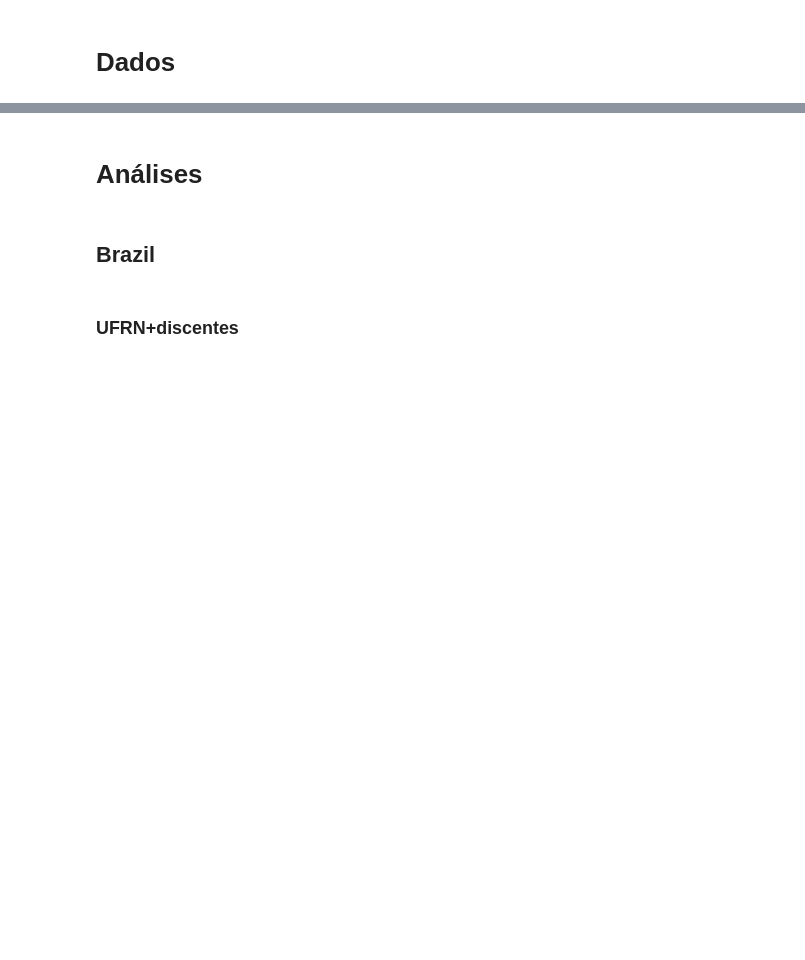
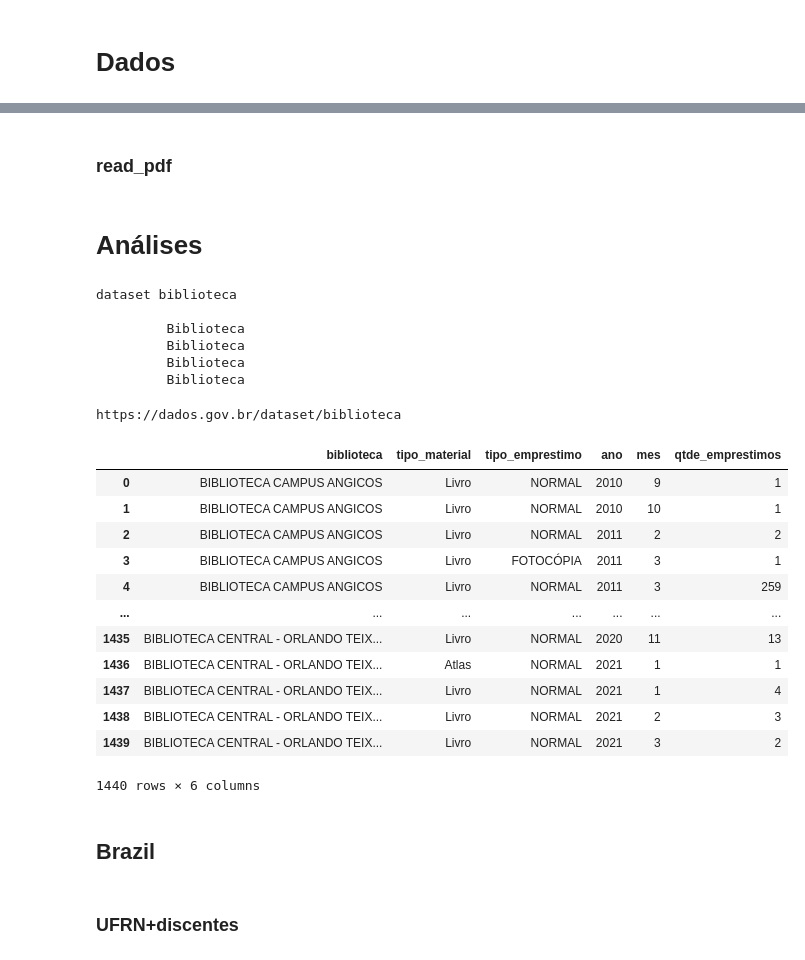
Before and after one commit to josegoisgit/dadosgov, a Jupyter notebook: dados_de_governos.ipynb, the cells around one changed output, grey strips where cells are left out. Saved outputs shown, nothing was run; the diff lists cells and outputs as text; code cells hidden in the pictures; blank space fills up the shorter version.

```diff
--- a/dados_de_governos.ipynb
+++ b/dados_de_governos.ipynb
@@ -255,7 +254,6 @@ def get_html_dataset_resources_href(html):
 # %% [markdown]
 ### get_html_resource_info
 # %%
-
 def get_html_resource_info(html):
 
     ths     = get_xnodes( html, '//table', 'class', 'table-condensed','/tbody//th/text()')
@@ -263,9 +261,17 @@ def get_html_resource_info(html):
     tds     = get_xnodes( html, '//table', 'class', 'table-condensed','/tbody//td')
     data    = [strip(get_xnodes(td, './/text()')).strip() for td in tds]
 
+
+
+    content = get_xnode( html, '//div','class','module-content')
+
+
     info_dict        = {h:d for h,d in zip(headers,data)}
     info_dict['url'] = str(get_xnode( html, '//a','class','resource-url-analytic','/@href'))
 
+    info_dict['title'] = str(get_xnode( content, './/h1', 'class', 'page-heading','//text()'))
+    info_dict['description'] = str(get_xnode( content, './/div', 'class', 'prose notes','//text()'))
+
     return info_dict
 # %% [markdown]
 ### auxiliares
@@ -368,11 +374,8 @@ page_count
 # %%
-
-get_html_items_href(html)
-
 for page in range( page_count ):
-    print('page {page} of {page_count}'.format(page_count=page_count,page=page) )
+    print('page {page} of {page_count}'.format(page_count=page_count,page=page+1) )
     html = get_query_page_html( hyperlink, query, page+1 )
-    items_href += get_html_items_href(html)
-
-items_href = plain(items_href)
+    html_items = get_html_items_href(html)
+    tuple(map(lambda item: print('\t',item[9:]), html_items));
+    items_href += html_items
 # %% [output]
@@ -443,0 +508,16 @@ for url in df_datagov['url_out']:
+# %%
+def filter_dataset(pattern,complement=False):
+    id = numpy.full((df_datagov.shape[0],),False)
+
+    dataset_keys = df_datagov.dataset_key.unique()
+
+    if complement:
+        pattern_keys = [dk for dk in dataset_keys if not re.findall(pattern,dk)]
+    else:
+        pattern_keys = [dk for dk in dataset_keys if re.findall(pattern,dk)]
+
+    for pk in pattern_keys:
+        pk_id = ( (df_datagov.dataset_key == pk).values ) | id
+        id = pk_id
+
+    return df_datagov[id]
@@ -443,0 +541,2 @@ for url in df_datagov['url_out']:
+# %% [markdown]
+### read_pdf
@@ -444,5 +561,34 @@ for url in df_datagov['url_out']:
 # %% [markdown]
 # Análises
+# %%
+ds = read_csv('biblioteca')
+# %% [output]
+dataset biblioteca
+
+         Biblioteca
+         Biblioteca
+         Biblioteca
+         Biblioteca
+# %%
+print(hyperlink + df_datagov.iloc[0].dataset_url[-1])
+# %% [output]
+https://dados.gov.br/dataset/biblioteca
+# %%
+pandas.read_csv(filter_dataset('^biblioteca$')['url_out'].values[1],sep=',')
+# %% [output]
+|  | biblioteca | tipo_material | tipo_emprestimo | ano | mes | qtde_emprestimos |
+| 0 | BIBLIOTECA CAMPUS ANGICOS | Livro | NORMAL | 2010 | 9 | 1 |
+| 1 | BIBLIOTECA CAMPUS ANGICOS | Livro | NORMAL | 2010 | 10 | 1 |
+| 2 | BIBLIOTECA CAMPUS ANGICOS | Livro | NORMAL | 2011 | 2 | 2 |
+| 3 | BIBLIOTECA CAMPUS ANGICOS | Livro | FOTOCÓPIA | 2011 | 3 | 1 |
+| 4 | BIBLIOTECA CAMPUS ANGICOS | Livro | NORMAL | 2011 | 3 | 259 |
+| ... | ... | ... | ... | ... | ... | ... |
+| 1435 | BIBLIOTECA CENTRAL - ORLANDO TEIX... | Livro | NORMAL | 2020 | 11 | 13 |
+| 1436 | BIBLIOTECA CENTRAL - ORLANDO TEIX... | Atlas | NORMAL | 2021 | 1 | 1 |
+| 1437 | BIBLIOTECA CENTRAL - ORLANDO TEIX... | Livro | NORMAL | 2021 | 1 | 4 |
+| 1438 | BIBLIOTECA CENTRAL - ORLANDO TEIX... | Livro | NORMAL | 2021 | 2 | 3 |
+| 1439 | BIBLIOTECA CENTRAL - ORLANDO TEIX... | Livro | NORMAL | 2021 | 3 | 2 |
+1440 rows × 6 columns
 # %% [markdown]
 ## Brazil
 # %% [markdown]
```
Also changed, not shown: parts of 18 cells of this notebook.
